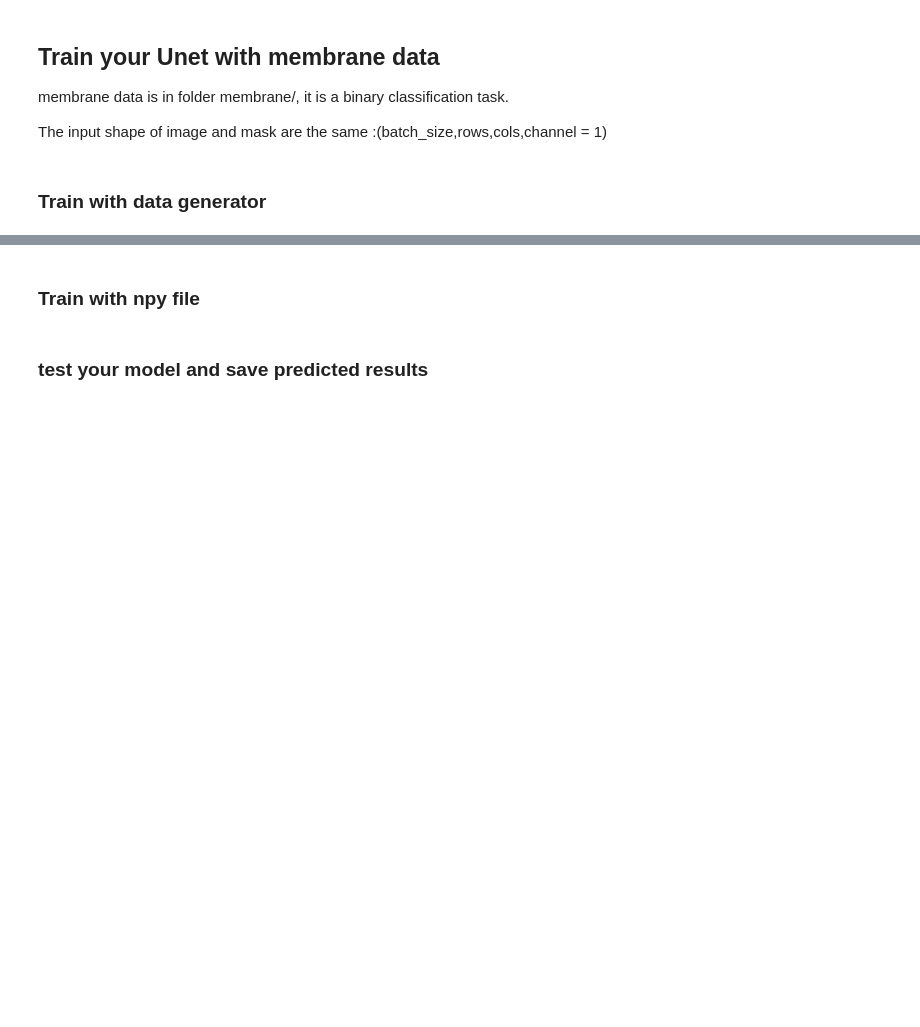
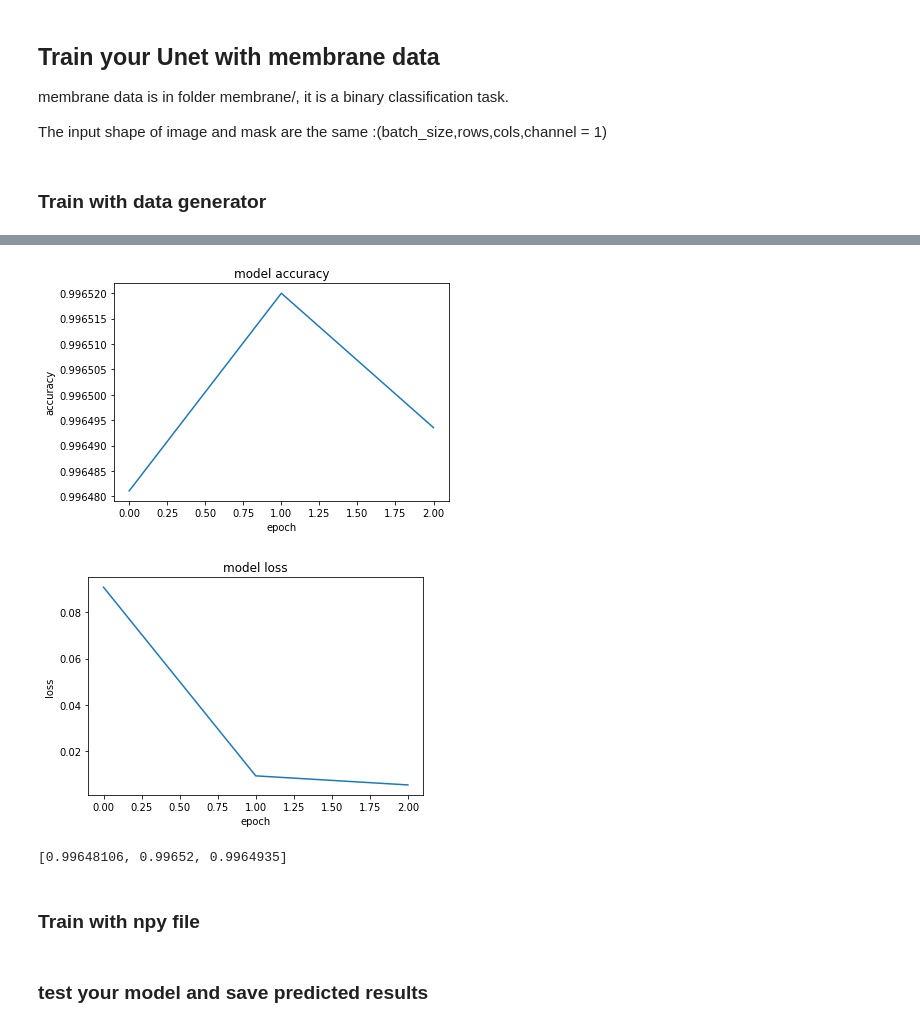
Before and after one commit to asliergin/unet_mice_segmentation, a Jupyter notebook: unet_1channel/trainUnet.ipynb, the cells around one changed output, grey strips where cells are left out. Drawn from its saved outputs; the diff is of its cells as text; code cells hidden in the pictures; blank space fills up the shorter version.

Commit message:
training loss curves included

```diff
--- a/unet_1channel/trainUnet.ipynb
+++ b/unet_1channel/trainUnet.ipynb
@@ -21,6 +22,6 @@ data_gen_args = dict(rotation_range=0.2,
                     fill_mode='nearest')
 myGene = trainGenerator(2,'data1d/train','frames','masks',data_gen_args,save_to_dir = None)
 model = unet()
-model_checkpoint = ModelCheckpoint('unet1d1.hdf5', monitor='loss',verbose=1, save_best_only=True)
-model.fit_generator(myGene,steps_per_epoch=200,epochs=1,callbacks=[model_checkpoint])
+model_checkpoint = ModelCheckpoint('unet1d1.hdf5', monitor='loss',verbose=1, save_best_only=False)
+history = model.fit_generator(myGene,steps_per_epoch=30,epochs=3,callbacks=[model_checkpoint])
 # %% [output]
@@ -31,24 +41,0 @@ KeyboardInterrupt:
-# %%
-#Training history visualization
-#example usage below: modify
-'''
-history = model.fit(x, y, validation_split=0.25, epochs=50, batch_size=16, verbose=1)
-
-# Plot training & validation accuracy values
-plt.plot(history.history['acc'])
-plt.plot(history.history['val_acc'])
-plt.title('Model accuracy')
-plt.ylabel('Accuracy')
-plt.xlabel('Epoch')
-plt.legend(['Train', 'Test'], loc='upper left')
-plt.show()
-
-# Plot training & validation loss values
-plt.plot(history.history['loss'])
-plt.plot(history.history['val_loss'])
-plt.title('Model loss')
-plt.ylabel('Loss')
-plt.xlabel('Epoch')
-plt.legend(['Train', 'Test'], loc='upper left')
-plt.show()
-'''
@@ -55,3 +46,10 @@ plt.show()
+# %%
+plot_segm_history(history)
+print(history.history['accuracy'])
+# %% [output]
+[figure, added]
+[figure, added]
+[0.99648106, 0.99652, 0.9964935]
 # %% [markdown]
 ### Train with npy file
 # %%
```
Also changed, not shown: parts of 10 cells of this notebook, 25 other files.
